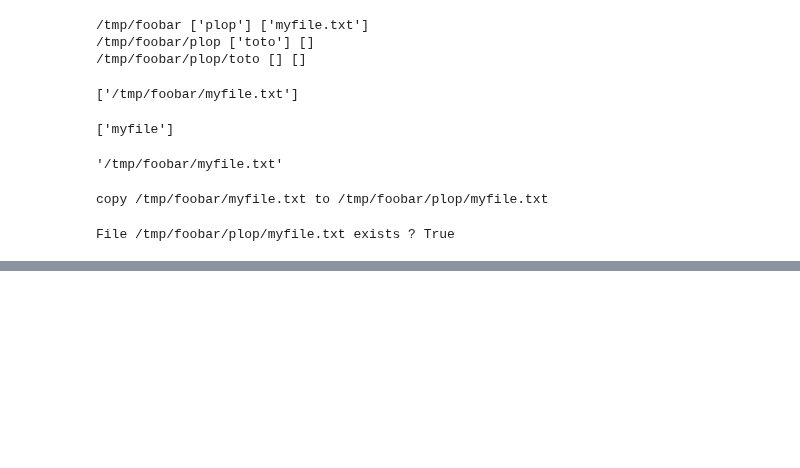
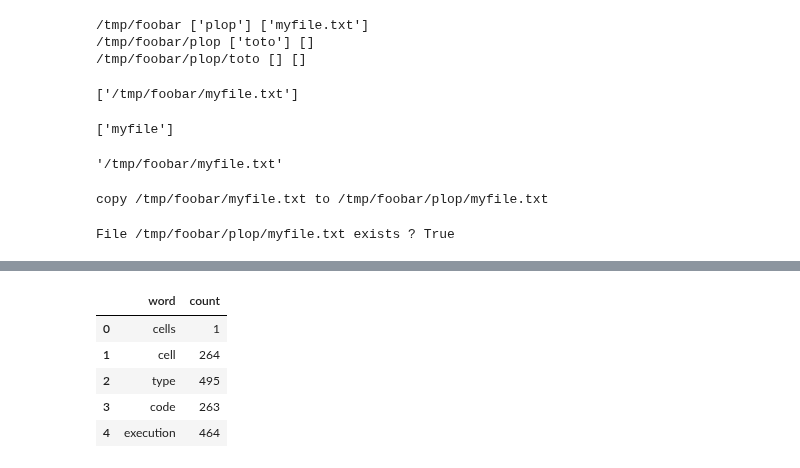
Before and after one commit to aaronjoel/HalStatMLPy, a Jupyter notebook: HAL1.ipynb, the cells around one changed output, grey strips where cells are left out. Cells and saved outputs as stored; diff of their text form; code cells hidden in the pictures; blank space fills up the shorter version.

```diff
--- a/HAL1.ipynb
+++ b/HAL1.ipynb
@@ -1202,0 +1351,10 @@ File /tmp/foobar/plop/myfile.txt exists ? True
+# %%
+df = pd.read_csv('word_count.csv')
+df.head()
+# %% [output]
+|  | word | count |
+| 0 | cells | 1 |
+| 1 | cell | 264 |
+| 2 | type | 495 |
+| 3 | code | 263 |
+| 4 | execution | 464 |
```
Also changed, not shown: parts of 16 cells of this notebook, 2 other files.
